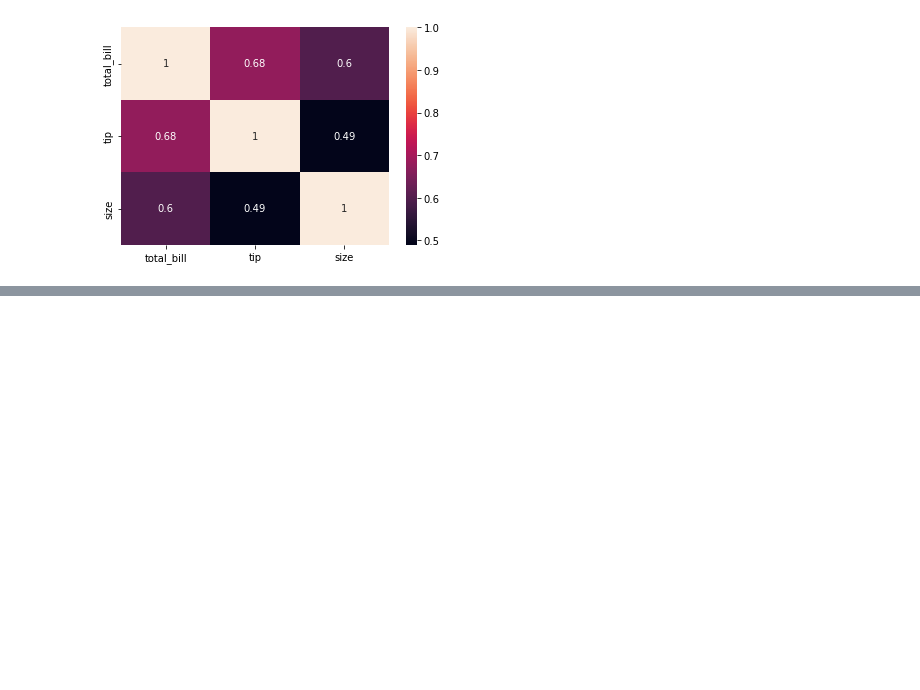
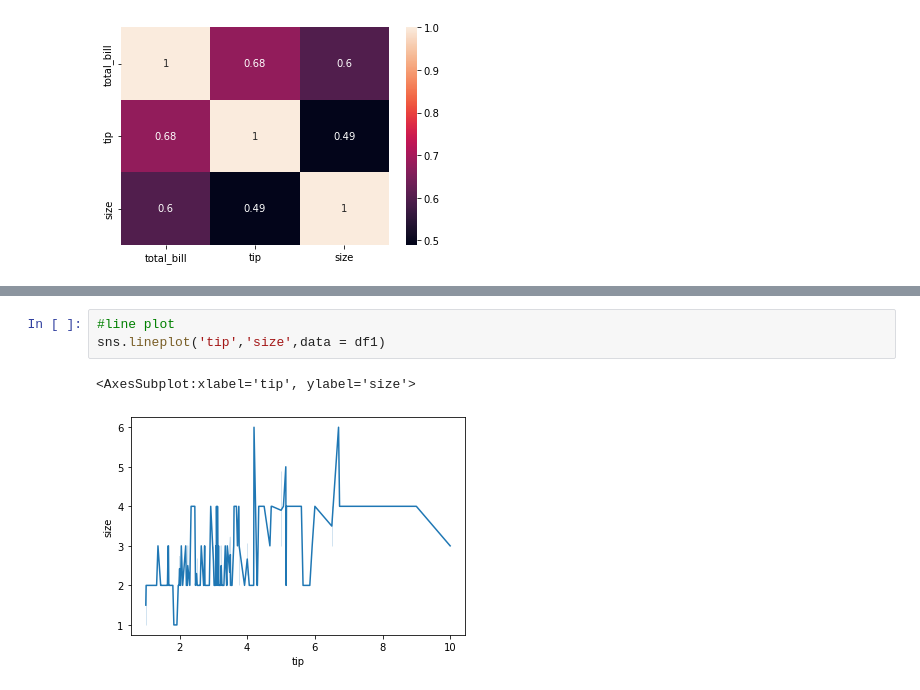
Before and after one commit to ankittrajj/WD_DA_, a Jupyter notebook: Seaborn.ipynb, the cells around one changed output, grey strips where cells are left out. Cells and saved outputs as stored; diff of their text form; blank space fills up the shorter version.

```diff
--- a/Seaborn.ipynb
+++ b/Seaborn.ipynb
@@ -101,0 +130,6 @@ sns.heatmap(df1.corr(),annot = True)
+# %%
+#line plot
+sns.lineplot('tip','size',data = df1)
+# %% [output]
+<AxesSubplot:xlabel='tip', ylabel='size'>
+[figure, added]
```
Also changed, not shown: parts of 11 cells of this notebook.
